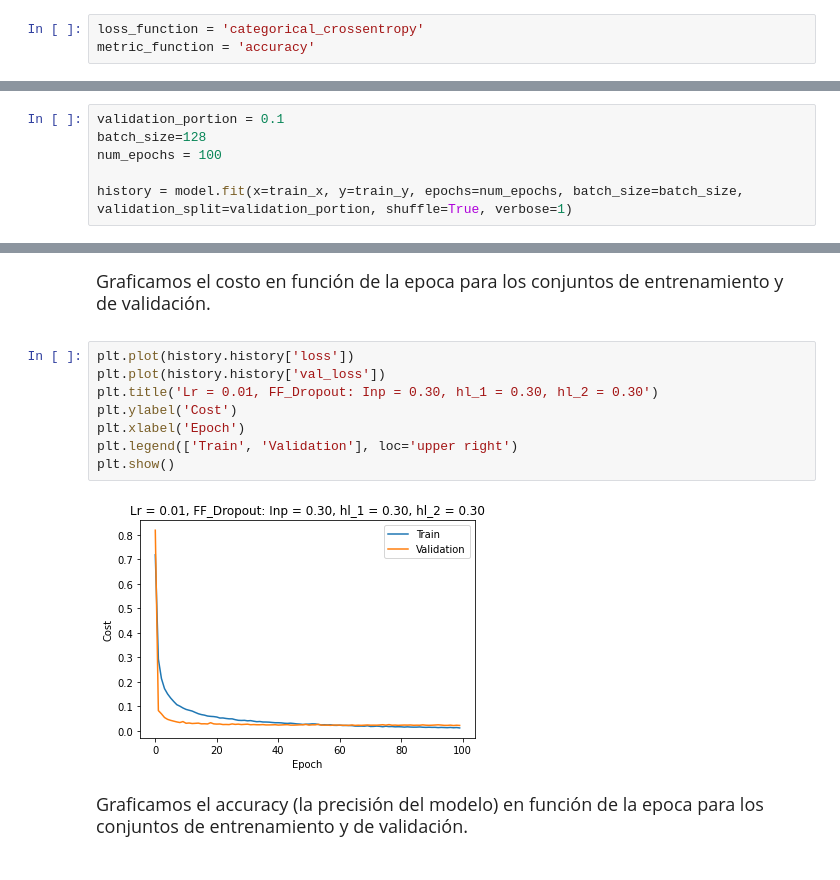
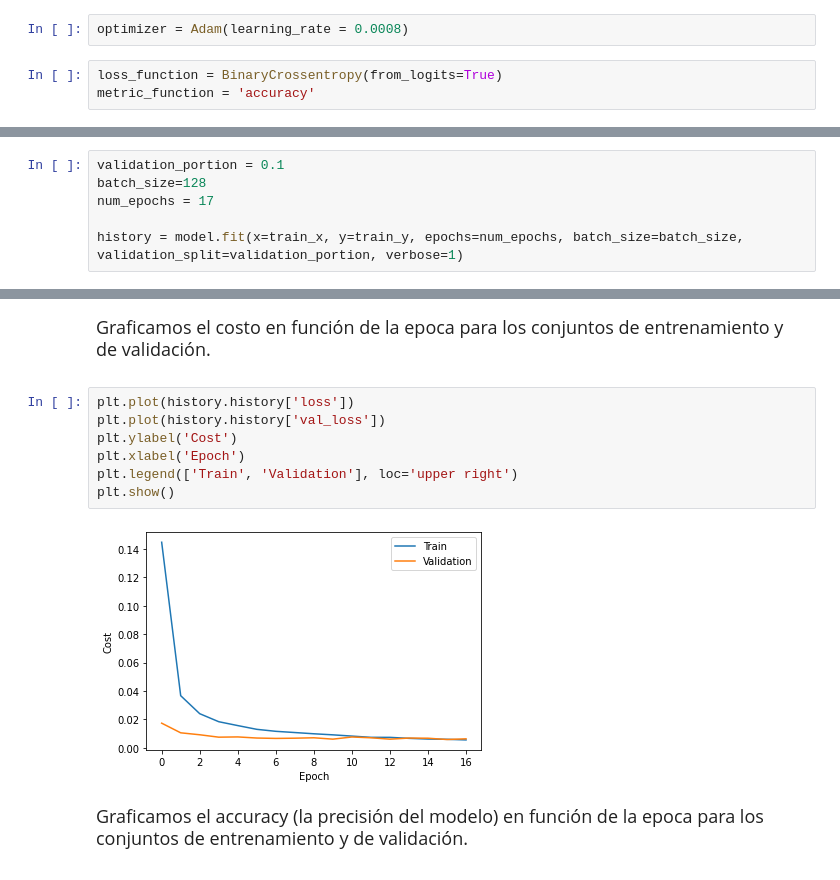
Before and after one commit to HilkarSoberanes/MachineLearning, a Jupyter notebook: Mnist.ipynb, the cells around one changed output, grey strips where cells are left out. Saved outputs shown, nothing was run; the diff lists cells and outputs as text.

```diff
--- a/Mnist.ipynb
+++ b/Mnist.ipynb
@@ -318,5 +329,7 @@ optimizer = SGD(learning_rate=learning_rate, momentum=0.0, nesterov=False)
+# %%
+optimizer = Adam(learning_rate = 0.0008)
 # %%
-loss_function = 'categorical_crossentropy'
+loss_function = BinaryCrossentropy(from_logits=True)
 metric_function = 'accuracy'
 # %%
 model.compile(optimizer = optimizer, loss = loss_function, metrics = [metric_function])
@@ -330,7 +343,7 @@ test_x = np.expand_dims(test_x, -1)
 # %%
 validation_portion = 0.1
 batch_size=128
-num_epochs = 100
+num_epochs = 17
 
-history = model.fit(x=train_x, y=train_y, epochs=num_epochs, batch_size=batch_size, validation_split=validation_portion, shuffle=True, verbose=1)
+history = model.fit(x=train_x, y=train_y, epochs=num_epochs, batch_size=batch_size, validation_split=validation_portion, verbose=1)
 # %% [output]
@@ -358,13 +372,12 @@ Graficamos el costo en función de la epoca para los conjuntos de entrenamiento
 # %%
 plt.plot(history.history['loss'])
 plt.plot(history.history['val_loss'])
-plt.title('Lr = 0.01, FF_Dropout: Inp = 0.30, hl_1 = 0.30, hl_2 = 0.30')
 plt.ylabel('Cost')
 plt.xlabel('Epoch')
 plt.legend(['Train', 'Validation'], loc='upper right')
 plt.show()
 # %% [output]
-[figure, old version]
+[figure, new version]
 # %% [markdown]
 <font size=4>
 
```
Also changed, not shown: parts of 45 cells of this notebook.
